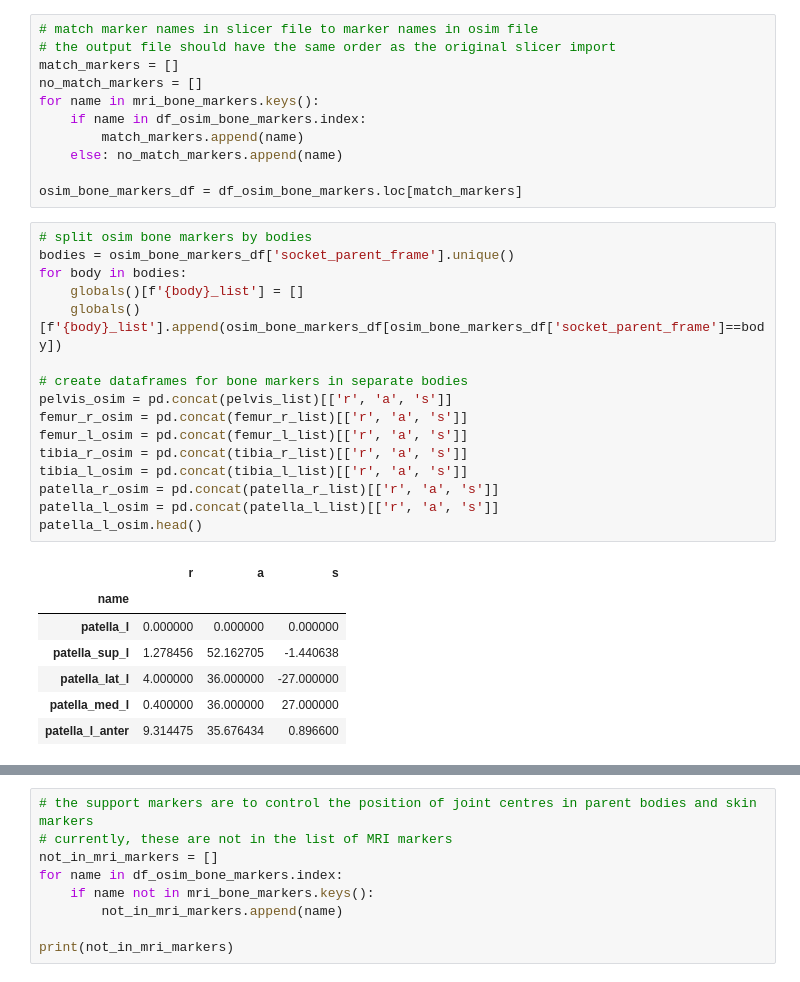
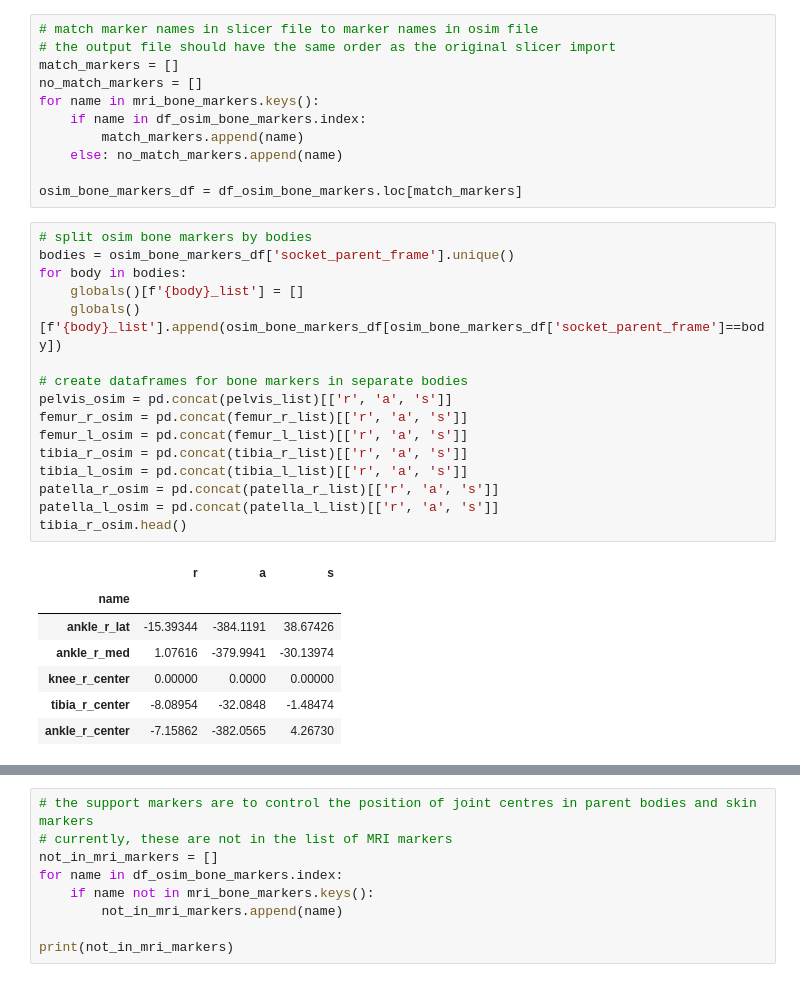
Before and after one commit to katya-stanzy/model_scaling, a Jupyter notebook: tps_workflow_step1_warping_muscles_to_markers.ipynb, the cells around one changed output, grey strips where cells are left out. Cells and saved outputs as stored; diff of their text form.

```diff
--- a/tps_workflow_step1_warping_muscles_to_markers.ipynb
+++ b/tps_workflow_step1_warping_muscles_to_markers.ipynb
@@ -294,24 +294,24 @@ osim_bone_markers_df = df_osim_bone_markers.loc[match_markers]
 # %%
 # split osim bone markers by bodies
 bodies = osim_bone_markers_df['socket_parent_frame'].unique()
 for body in bodies:
     globals()[f'{body}_list'] = []
     globals()[f'{body}_list'].append(osim_bone_markers_df[osim_bone_markers_df['socket_parent_frame']==body])
 
 # create dataframes for bone markers in separate bodies
 pelvis_osim = pd.concat(pelvis_list)[['r', 'a', 's']]
 femur_r_osim = pd.concat(femur_r_list)[['r', 'a', 's']]
 femur_l_osim = pd.concat(femur_l_list)[['r', 'a', 's']]
 tibia_r_osim = pd.concat(tibia_r_list)[['r', 'a', 's']]
 tibia_l_osim = pd.concat(tibia_l_list)[['r', 'a', 's']]
 patella_r_osim = pd.concat(patella_r_list)[['r', 'a', 's']]
 patella_l_osim = pd.concat(patella_l_list)[['r', 'a', 's']]
-patella_l_osim.head()
+tibia_r_osim.head()
 # %% [output]
 |  | r | a | s |
 | name |  |  |  |
-| patella_l | 0.000000 | 0.000000 | 0.000000 |
-| patella_sup_l | 1.278456 | 52.162705 | -1.440638 |
-| patella_lat_l | 4.000000 | 36.000000 | -27.000000 |
-| patella_med_l | 0.400000 | 36.000000 | 27.000000 |
-| patella_l_anter | 9.314475 | 35.676434 | 0.896600 |
+| ankle_r_lat | -15.39344 | -384.1191 | 38.67426 |
+| ankle_r_med | 1.07616 | -379.9941 | -30.13974 |
+| knee_r_center | 0.00000 | 0.0000 | 0.00000 |
+| tibia_r_center | -8.08954 | -32.0848 | -1.48474 |
+| ankle_r_center | -7.15862 | -382.0565 | 4.26730 |
```
Also changed, not shown: parts of 28 cells of this notebook.
